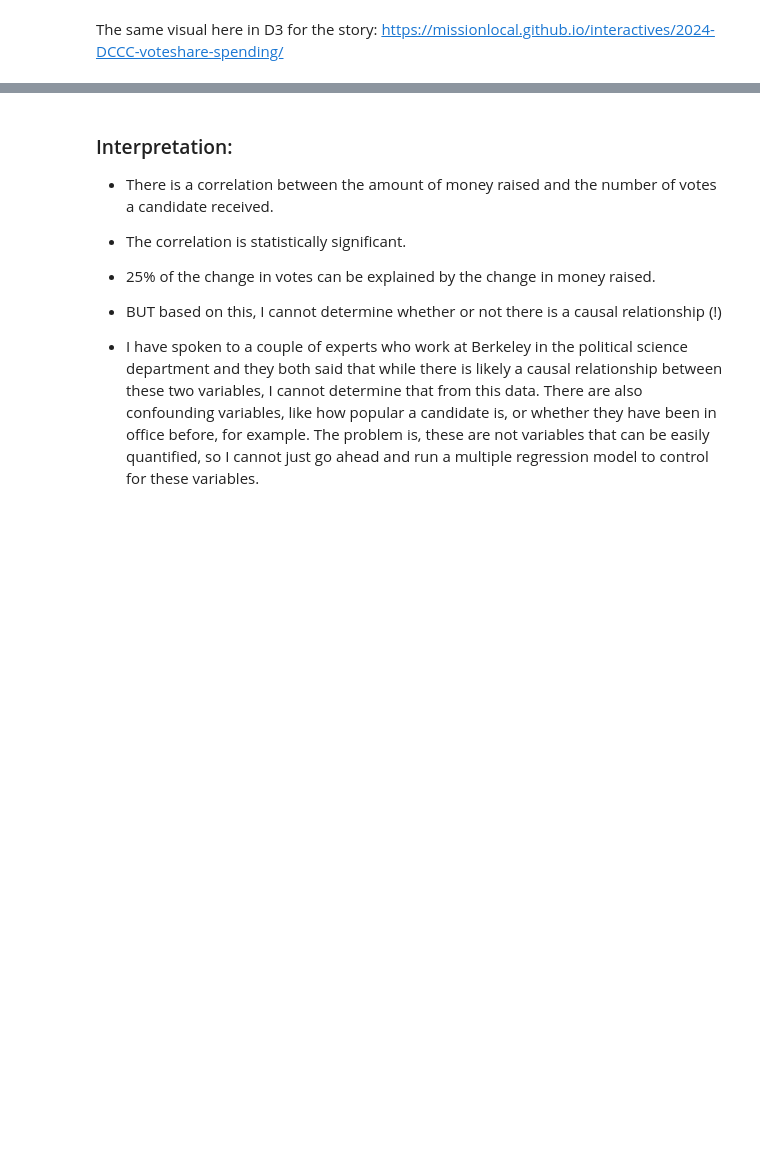
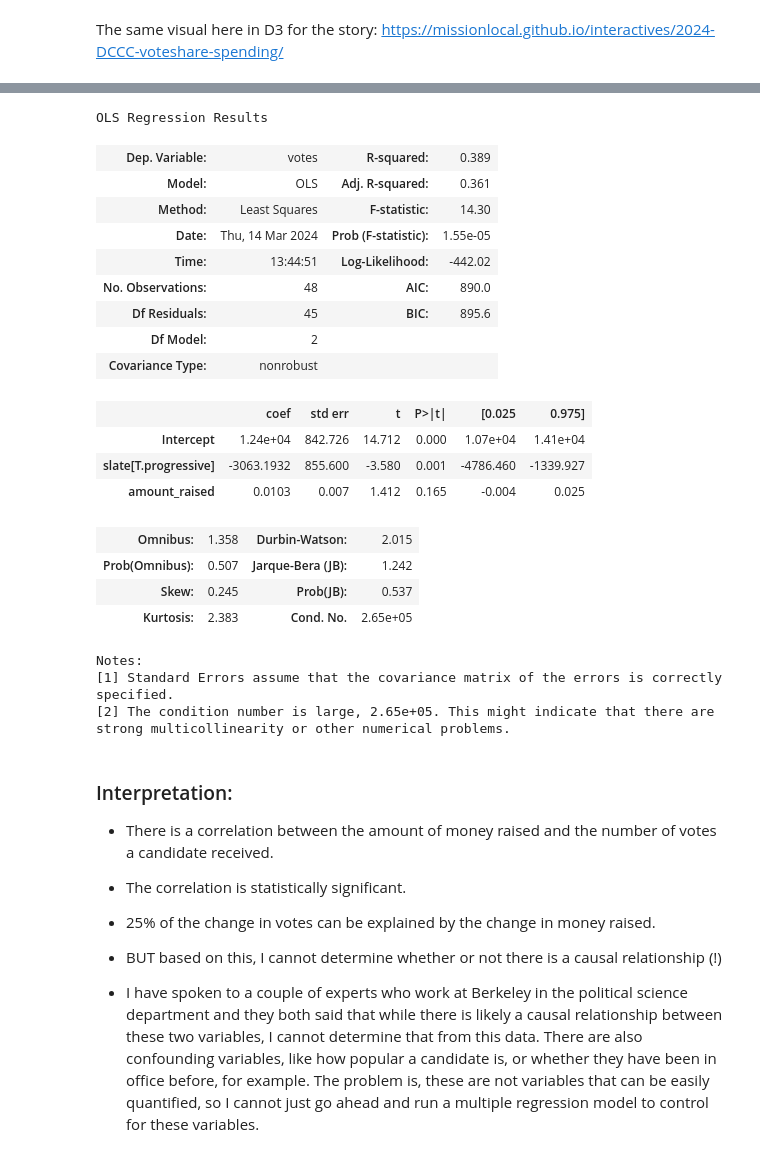
Before and after one commit to MissionLocal/interactives, a Jupyter notebook: data/2024-march-election-analysis/SpendingVoteshareAnalysis.ipynb, the cells around one changed output, grey strips where cells are left out. Saved outputs shown, nothing was run; the diff lists cells and outputs as text; code cells hidden in the pictures; blank space fills up the shorter version.

Commit message:
added multiple regression

```diff
--- a/data/2024-march-election-analysis/SpendingVoteshareAnalysis.ipynb
+++ b/data/2024-march-election-analysis/SpendingVoteshareAnalysis.ipynb
@@ -58,6 +57,35 @@ Notes:
 [1] Standard Errors assume that the covariance matrix of the errors is correctly specified.
 [2] The condition number is large, 1.14e+05. This might indicate that there are
 strong multicollinearity or other numerical problems.
+# %%
+# run a multiple regression that includes the slate of the candidate
+
+model = smf.ols("votes ~ amount_raised + slate", data=df)
+results = model.fit()
+results.summary()
+# %% [output]
+OLS Regression Results
+| Dep. Variable: | votes | R-squared: | 0.389 |
+| Model: | OLS | Adj. R-squared: | 0.361 |
+| Method: | Least Squares | F-statistic: | 14.30 |
+| Date: | Thu, 14 Mar 2024 | Prob (F-statistic): | 1.55e-05 |
+| Time: | 13:44:51 | Log-Likelihood: | -442.02 |
+| No. Observations: | 48 | AIC: | 890.0 |
+| Df Residuals: | 45 | BIC: | 895.6 |
+| Df Model: | 2 |  |  |
+| Covariance Type: | nonrobust |  |  |
+|  | coef | std err | t | P>|t| | [0.025 | 0.975] |
+| Intercept | 1.24e+04 | 842.726 | 14.712 | 0.000 | 1.07e+04 | 1.41e+04 |
+| slate[T.progressive] | -3063.1932 | 855.600 | -3.580 | 0.001 | -4786.460 | -1339.927 |
+| amount_raised | 0.0103 | 0.007 | 1.412 | 0.165 | -0.004 | 0.025 |
+| Omnibus: | 1.358 | Durbin-Watson: | 2.015 |
+| Prob(Omnibus): | 0.507 | Jarque-Bera (JB): | 1.242 |
+| Skew: | 0.245 | Prob(JB): | 0.537 |
+| Kurtosis: | 2.383 | Cond. No. | 2.65e+05 |
+Notes:
+[1] Standard Errors assume that the covariance matrix of the errors is correctly specified.
+[2] The condition number is large, 2.65e+05. This might indicate that there are
+strong multicollinearity or other numerical problems.
 # %% [markdown]
 ### Interpretation:
 
```
Also changed, not shown: parts of 4 cells of this notebook, 1 other file.
